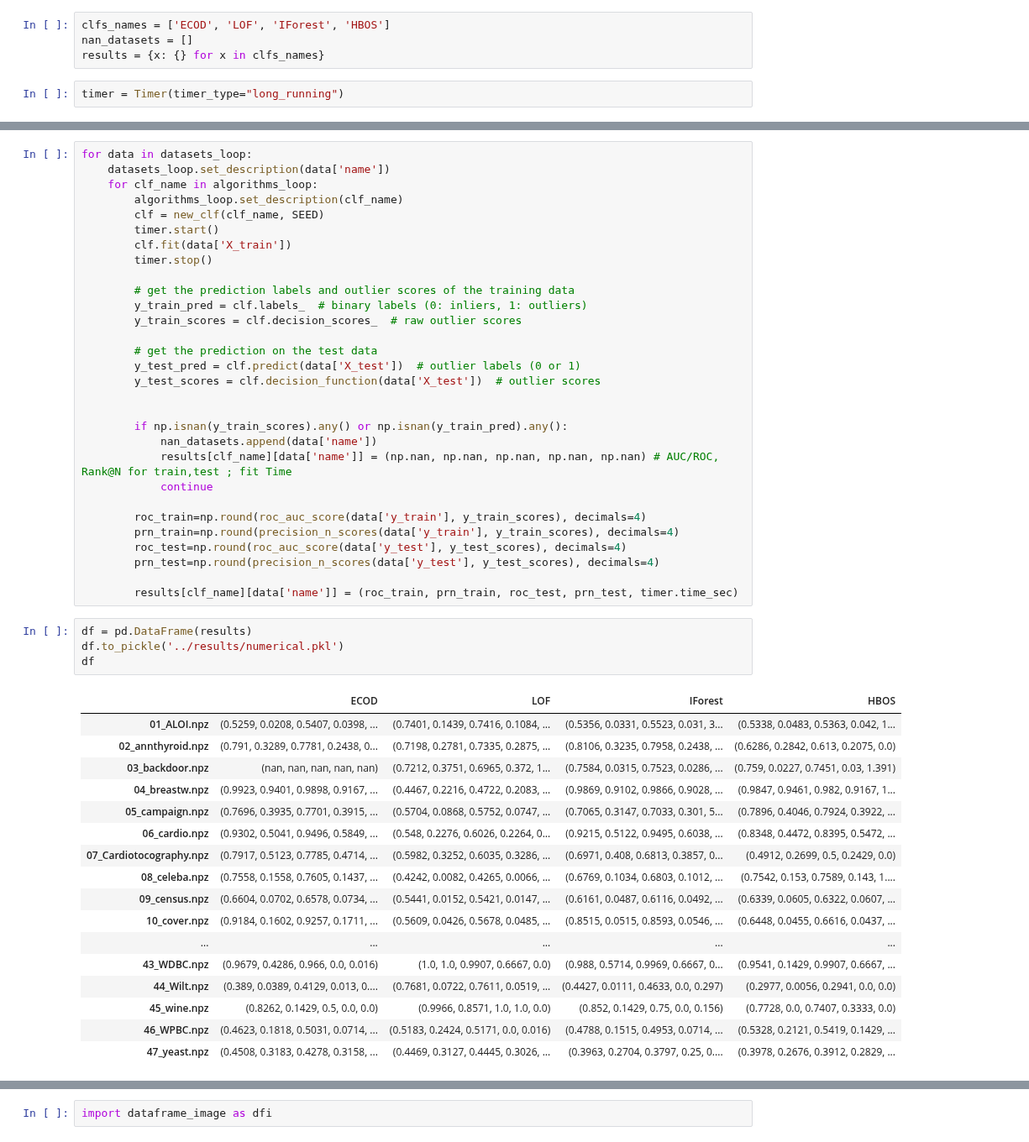
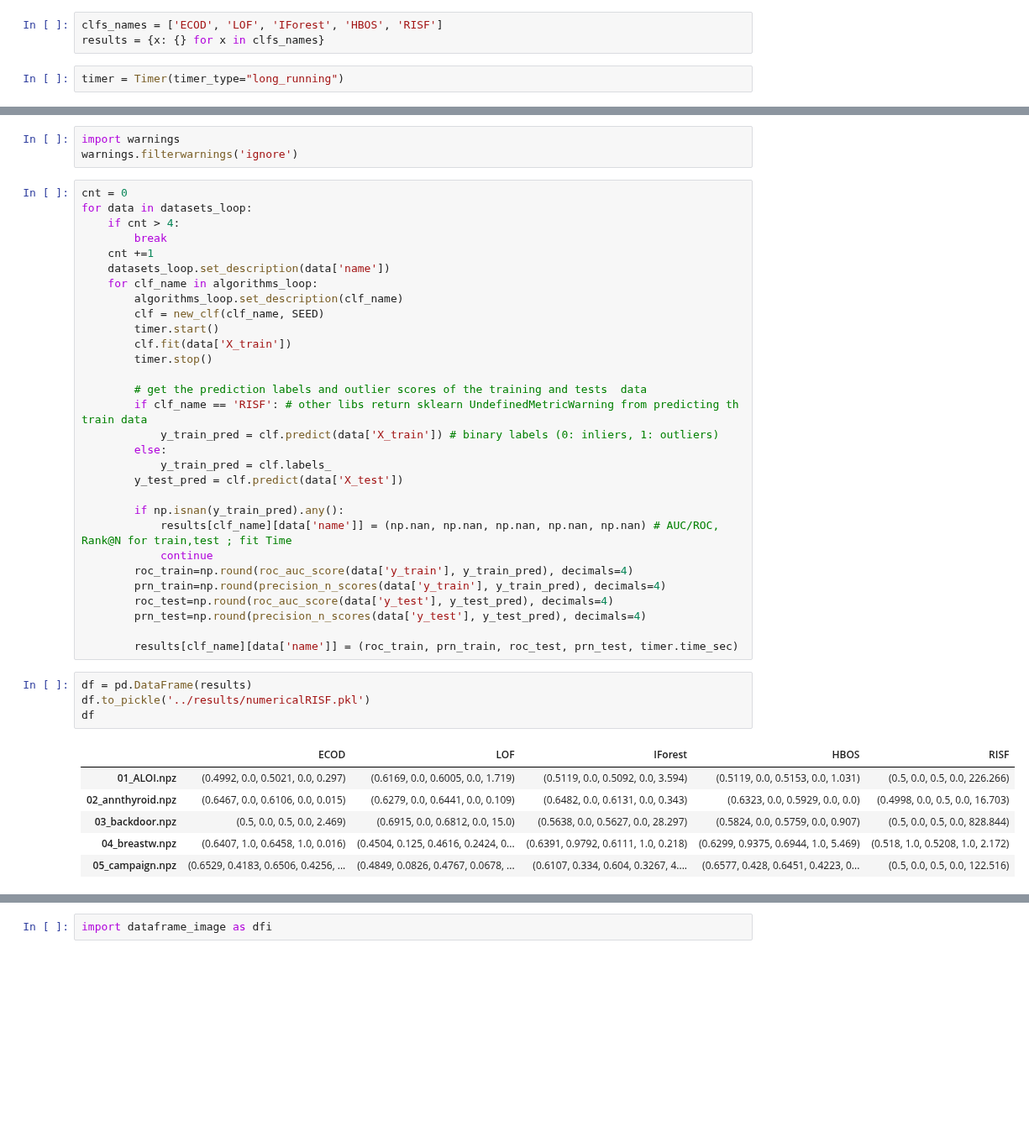
Before and after one commit to SebChw/RSIF, a Jupyter notebook: notebooks/experiment_basic.ipynb, the cells around one changed output, grey strips where cells are left out. Shown at 84% size. Drawn from its saved outputs; the diff is of its cells as text; blank space fills up the shorter version.

```diff
--- a/notebooks/experiment_basic.ipynb
+++ b/notebooks/experiment_basic.ipynb
@@ -28,8 +28,7 @@ SEED = 23
 # %% [markdown]
 We will measure AUC (as a binary classification task of being an outlier) and processing time. We can show plots for every algorithm and the top-N feature importance
 # %%
-clfs_names = ['ECOD', 'LOF', 'IForest', 'HBOS']
-nan_datasets = []
+clfs_names = ['ECOD', 'LOF', 'IForest', 'HBOS', 'RISF']
 results = {x: {} for x in clfs_names}
 # %%
 timer = Timer(timer_type="long_running")
@@ -39,7 +36,14 @@ from tqdm.contrib.concurrent import process_map
 datasets_loop = tqdm(get_numerical_datasets(), desc="Datasets (outer loop)", position=0)
 algorithms_loop = tqdm(clfs_names, desc=" Algorithms (inner loop)", position=1, leave=False)
+# %%
+import warnings
+warnings.filterwarnings('ignore')
 # %%
+cnt = 0
 for data in datasets_loop:
+    if cnt > 4:
+        break
+    cnt +=1
     datasets_loop.set_description(data['name'])
     for clf_name in algorithms_loop:
         algorithms_loop.set_description(clf_name)
@@ -48,48 +52,33 @@ for data in datasets_loop:
         clf.fit(data['X_train'])
         timer.stop()
 
-        # get the prediction labels and outlier scores of the training data
-        y_train_pred = clf.labels_  # binary labels (0: inliers, 1: outliers)
-        y_train_scores = clf.decision_scores_  # raw outlier scores
+        # get the prediction labels and outlier scores of the training and tests  data
+        if clf_name == 'RISF': # other libs return sklearn UndefinedMetricWarning from predicting th train data
+            y_train_pred = clf.predict(data['X_train']) # binary labels (0: inliers, 1: outliers)
+        else:
+            y_train_pred = clf.labels_
+        y_test_pred = clf.predict(data['X_test'])
 
-        # get the prediction on the test data
-        y_test_pred = clf.predict(data['X_test'])  # outlier labels (0 or 1)
-        y_test_scores = clf.decision_function(data['X_test'])  # outlier scores
-
-
-        if np.isnan(y_train_scores).any() or np.isnan(y_train_pred).any():
-            nan_datasets.append(data['name'])
+        if np.isnan(y_train_pred).any():
             results[clf_name][data['name']] = (np.nan, np.nan, np.nan, np.nan, np.nan) # AUC/ROC, Rank@N for train,test ; fit Time
             continue
-
-        roc_train=np.round(roc_auc_score(data['y_train'], y_train_scores), decimals=4)
-        prn_train=np.round(precision_n_scores(data['y_train'], y_train_scores), decimals=4)
-        roc_test=np.round(roc_auc_score(data['y_test'], y_test_scores), decimals=4)
-        prn_test=np.round(precision_n_scores(data['y_test'], y_test_scores), decimals=4)
+        roc_train=np.round(roc_auc_score(data['y_train'], y_train_pred), decimals=4)
+        prn_train=np.round(precision_n_scores(data['y_train'], y_train_pred), decimals=4)
+        roc_test=np.round(roc_auc_score(data['y_test'], y_test_pred), decimals=4)
+        prn_test=np.round(precision_n_scores(data['y_test'], y_test_pred), decimals=4)
 
         results[clf_name][data['name']] = (roc_train, prn_train, roc_test, prn_test, timer.time_sec)
 # %%
 df = pd.DataFrame(results)
-df.to_pickle('../results/numerical.pkl')
+df.to_pickle('../results/numericalRISF.pkl')
 df
 # %% [output]
-|  | ECOD | LOF | IForest | HBOS |
-| 01_ALOI.npz | (0.5259, 0.0208, 0.5407, 0.0398, ... | (0.7401, 0.1439, 0.7416, 0.1084, ... | (0.5356, 0.0331, 0.5523, 0.031, 3... | (0.5338, 0.0483, 0.5363, 0.042, 1... |
-| 02_annthyroid.npz | (0.791, 0.3289, 0.7781, 0.2438, 0... | (0.7198, 0.2781, 0.7335, 0.2875, ... | (0.8106, 0.3235, 0.7958, 0.2438, ... | (0.6286, 0.2842, 0.613, 0.2075, 0.0) |
-| 03_backdoor.npz | (nan, nan, nan, nan, nan) | (0.7212, 0.3751, 0.6965, 0.372, 1... | (0.7584, 0.0315, 0.7523, 0.0286, ... | (0.759, 0.0227, 0.7451, 0.03, 1.391) |
-| 04_breastw.npz | (0.9923, 0.9401, 0.9898, 0.9167, ... | (0.4467, 0.2216, 0.4722, 0.2083, ... | (0.9869, 0.9102, 0.9866, 0.9028, ... | (0.9847, 0.9461, 0.982, 0.9167, 1... |
-| 05_campaign.npz | (0.7696, 0.3935, 0.7701, 0.3915, ... | (0.5704, 0.0868, 0.5752, 0.0747, ... | (0.7065, 0.3147, 0.7033, 0.301, 5... | (0.7896, 0.4046, 0.7924, 0.3922, ... |
-| 06_cardio.npz | (0.9302, 0.5041, 0.9496, 0.5849, ... | (0.548, 0.2276, 0.6026, 0.2264, 0... | (0.9215, 0.5122, 0.9495, 0.6038, ... | (0.8348, 0.4472, 0.8395, 0.5472, ... |
-| 07_Cardiotocography.npz | (0.7917, 0.5123, 0.7785, 0.4714, ... | (0.5982, 0.3252, 0.6035, 0.3286, ... | (0.6971, 0.408, 0.6813, 0.3857, 0... | (0.4912, 0.2699, 0.5, 0.2429, 0.0) |
-| 08_celeba.npz | (0.7558, 0.1558, 0.7605, 0.1437, ... | (0.4242, 0.0082, 0.4265, 0.0066, ... | (0.6769, 0.1034, 0.6803, 0.1012, ... | (0.7542, 0.153, 0.7589, 0.143, 1.... |
-| 09_census.npz | (0.6604, 0.0702, 0.6578, 0.0734, ... | (0.5441, 0.0152, 0.5421, 0.0147, ... | (0.6161, 0.0487, 0.6116, 0.0492, ... | (0.6339, 0.0605, 0.6322, 0.0607, ... |
-| 10_cover.npz | (0.9184, 0.1602, 0.9257, 0.1711, ... | (0.5609, 0.0426, 0.5678, 0.0485, ... | (0.8515, 0.0515, 0.8593, 0.0546, ... | (0.6448, 0.0455, 0.6616, 0.0437, ... |
-| ... | ... | ... | ... | ... |
-| 43_WDBC.npz | (0.9679, 0.4286, 0.966, 0.0, 0.016) | (1.0, 1.0, 0.9907, 0.6667, 0.0) | (0.988, 0.5714, 0.9969, 0.6667, 0... | (0.9541, 0.1429, 0.9907, 0.6667, ... |
-| 44_Wilt.npz | (0.389, 0.0389, 0.4129, 0.013, 0.... | (0.7681, 0.0722, 0.7611, 0.0519, ... | (0.4427, 0.0111, 0.4633, 0.0, 0.297) | (0.2977, 0.0056, 0.2941, 0.0, 0.0) |
-| 45_wine.npz | (0.8262, 0.1429, 0.5, 0.0, 0.0) | (0.9966, 0.8571, 1.0, 1.0, 0.0) | (0.852, 0.1429, 0.75, 0.0, 0.156) | (0.7728, 0.0, 0.7407, 0.3333, 0.0) |
-| 46_WPBC.npz | (0.4623, 0.1818, 0.5031, 0.0714, ... | (0.5183, 0.2424, 0.5171, 0.0, 0.016) | (0.4788, 0.1515, 0.4953, 0.0714, ... | (0.5328, 0.2121, 0.5419, 0.1429, ... |
-| 47_yeast.npz | (0.4508, 0.3183, 0.4278, 0.3158, ... | (0.4469, 0.3127, 0.4445, 0.3026, ... | (0.3963, 0.2704, 0.3797, 0.25, 0.... | (0.3978, 0.2676, 0.3912, 0.2829, ... |
+|  | ECOD | LOF | IForest | HBOS | RISF |
+| 01_ALOI.npz | (0.4992, 0.0, 0.5021, 0.0, 0.297) | (0.6169, 0.0, 0.6005, 0.0, 1.719) | (0.5119, 0.0, 0.5092, 0.0, 3.594) | (0.5119, 0.0, 0.5153, 0.0, 1.031) | (0.5, 0.0, 0.5, 0.0, 226.266) |
+| 02_annthyroid.npz | (0.6467, 0.0, 0.6106, 0.0, 0.015) | (0.6279, 0.0, 0.6441, 0.0, 0.109) | (0.6482, 0.0, 0.6131, 0.0, 0.343) | (0.6323, 0.0, 0.5929, 0.0, 0.0) | (0.4998, 0.0, 0.5, 0.0, 16.703) |
+| 03_backdoor.npz | (0.5, 0.0, 0.5, 0.0, 2.469) | (0.6915, 0.0, 0.6812, 0.0, 15.0) | (0.5638, 0.0, 0.5627, 0.0, 28.297) | (0.5824, 0.0, 0.5759, 0.0, 0.907) | (0.5, 0.0, 0.5, 0.0, 828.844) |
+| 04_breastw.npz | (0.6407, 1.0, 0.6458, 1.0, 0.016) | (0.4504, 0.125, 0.4616, 0.2424, 0... | (0.6391, 0.9792, 0.6111, 1.0, 0.218) | (0.6299, 0.9375, 0.6944, 1.0, 5.469) | (0.518, 1.0, 0.5208, 1.0, 2.172) |
+| 05_campaign.npz | (0.6529, 0.4183, 0.6506, 0.4256, ... | (0.4849, 0.0826, 0.4767, 0.0678, ... | (0.6107, 0.334, 0.604, 0.3267, 4.... | (0.6577, 0.428, 0.6451, 0.4223, 0... | (0.5, 0.0, 0.5, 0.0, 122.516) |
 # %%
 multiTable = df.copy()
 
```
Also changed, not shown: parts of 7 cells of this notebook, 3 other files.
